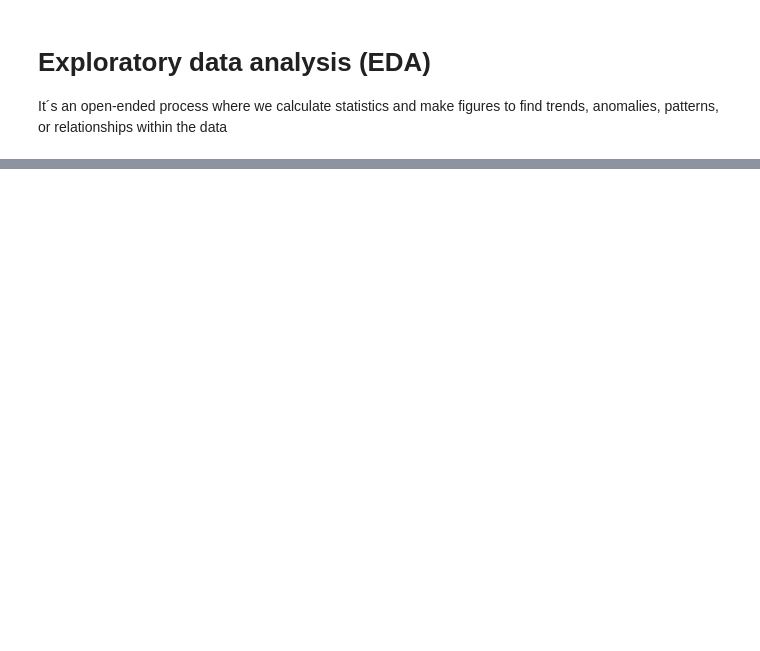
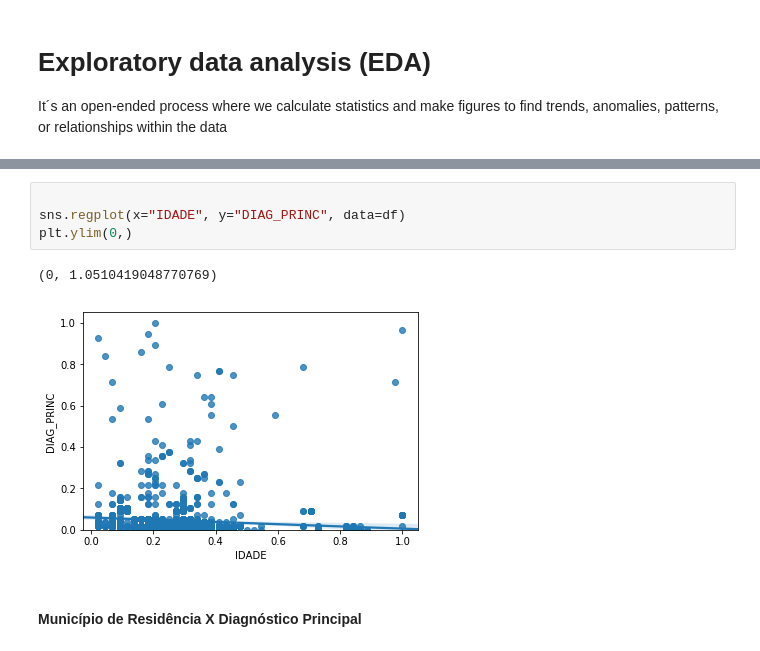
Before and after one commit to paulo-moreti/MOKA, a Jupyter notebook: MOKA_MPSII.ipynb, the cells around one changed output, grey strips where cells are left out. Cells and saved outputs as stored; diff of their text form; blank space fills up the shorter version.

```diff
--- a/MOKA_MPSII.ipynb
+++ b/MOKA_MPSII.ipynb
@@ -206,0 +305,9 @@ Name: IDADE, dtype: float64
+# %%
+
+sns.regplot(x="IDADE", y="DIAG_PRINC", data=df)
+plt.ylim(0,)
+# %% [output]
+(0, 1.0510419048770769)
+[figure, added]
+# %% [markdown]
+#### Município de Residência X Diagnóstico Principal
```
Also changed, not shown: parts of 64 cells of this notebook.
